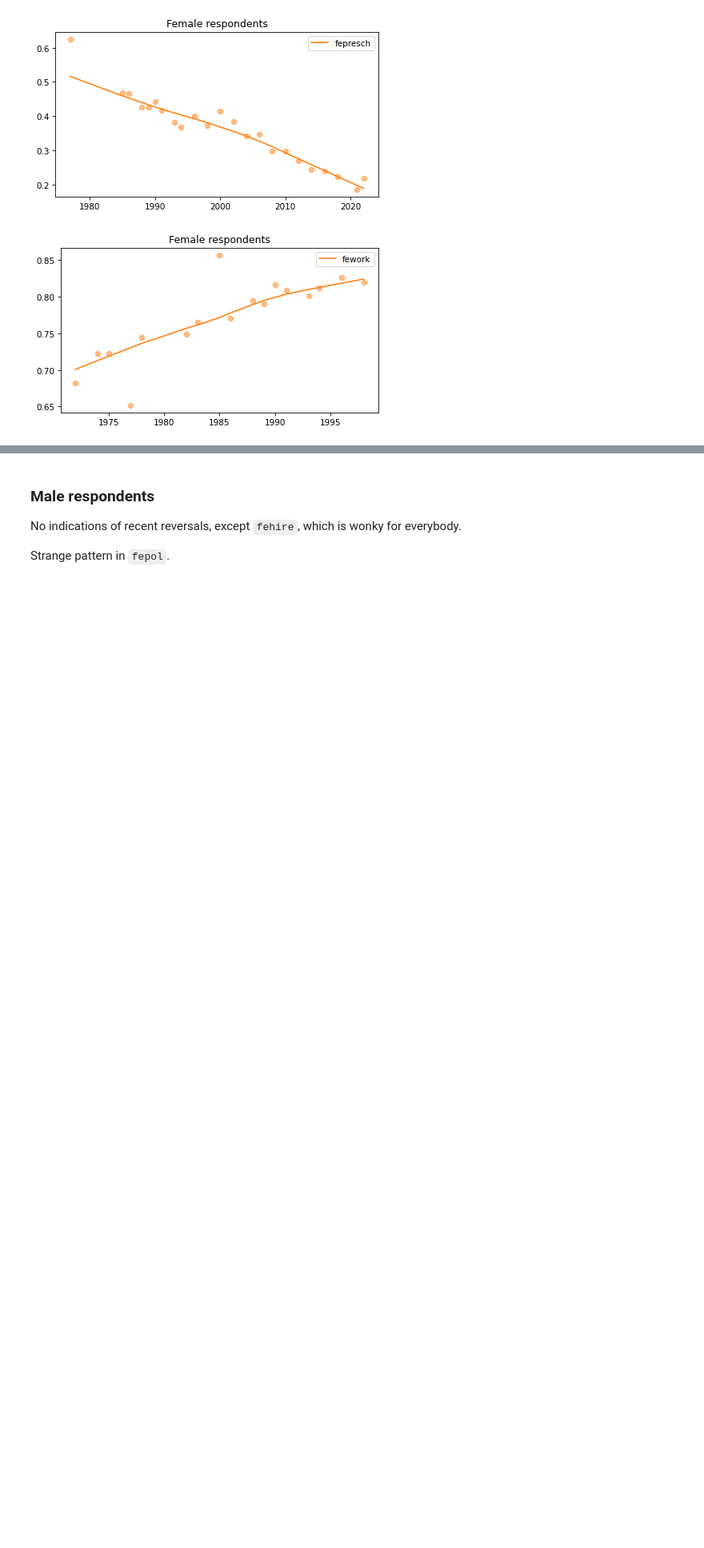
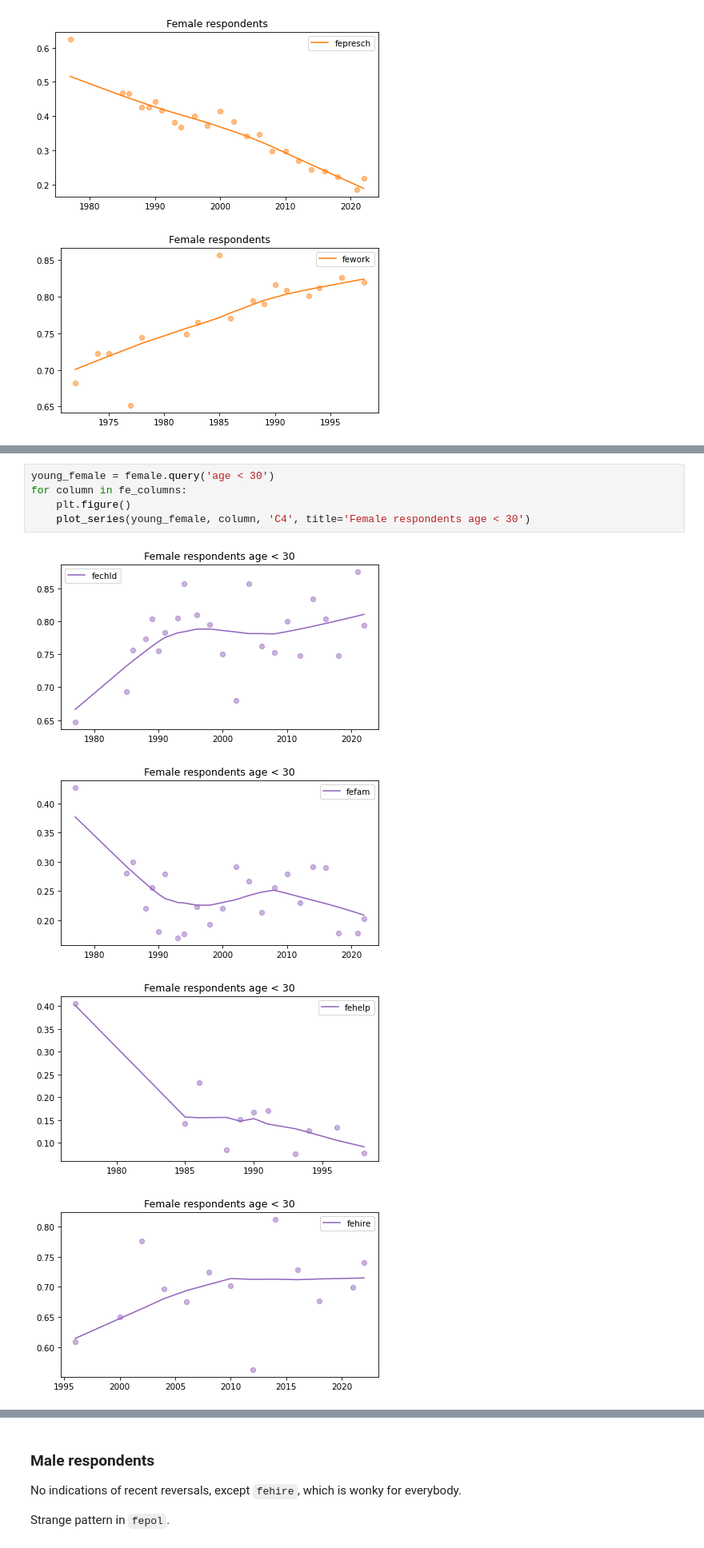
Before and after one commit to AllenDowney/GssFeminism, a Jupyter notebook: nb/01_inventory.ipynb, the cells around one changed output, grey strips where cells are left out. Shown at 80% size. Saved outputs shown, nothing was run; the diff lists cells and outputs as text; blank space fills up the shorter version.

```diff
--- a/nb/01_inventory.ipynb
+++ b/nb/01_inventory.ipynb
@@ -355,0 +360,10 @@ for column in fe_columns:
+# %%
+young_female = female.query('age < 30')
+for column in fe_columns:
+    plt.figure()
+    plot_series(young_female, column, 'C4', title='Female respondents age < 30')
+# %% [output]
+[figure, added]
+[figure, added]
+[figure, added]
+[figure, added]
```
Also changed, not shown: parts of 4 cells of this notebook.
